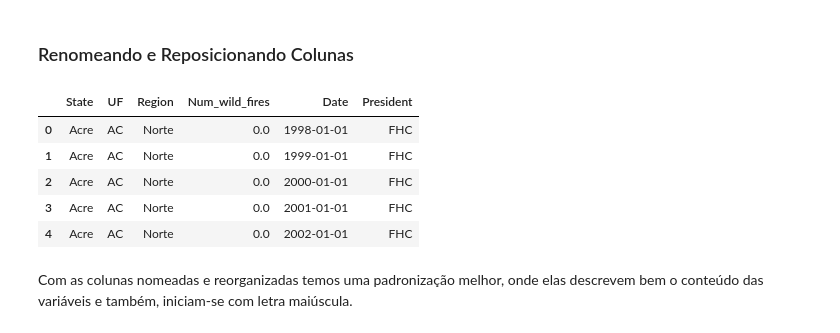
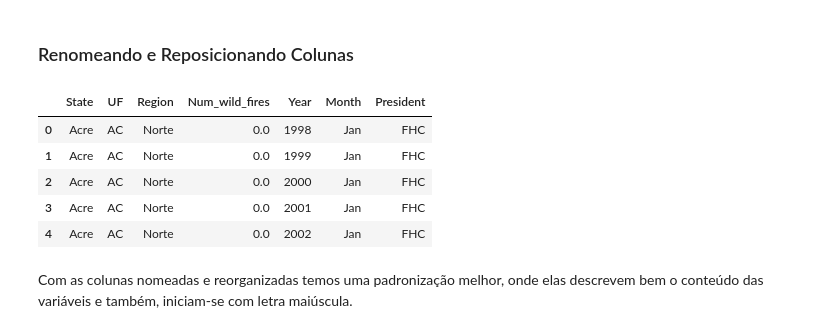
Before and after one commit to JoSEPHDev2022/Forest_Fires_Brazil, a Jupyter notebook: relatorio.ipynb, the cells around one changed output. Saved outputs shown, nothing was run; the diff lists cells and outputs as text; code cells hidden in the pictures.

Commit message:
Refazendo a etapa de limpeza (datas).

```diff
--- a/relatorio.ipynb
+++ b/relatorio.ipynb
@@ -248,6 +223,0 @@ Agora que temos a coluna `date` constando o ano e o mês do incêndio florestal,
-# %%
-# Transformando a coluna date para datetime:
-data_clean['date'] = pd.to_datetime(data_clean['date'])
-
-# Checando resultados:
-data_clean.sample(5)
@@ -273,6 +224,11 @@ Com essa nova coluna `date`, temos a informação das datas dos incêndios flore
 # %%
-# Excluindo coluna month:
-data_clean = data_clean.drop(['month', 'year'], axis=1)
+# Excluindo coluna date:
+data_clean = data_clean.drop('date', axis=1)
+# %%
+# Ajustando data type da coluna year:
+data_clean = data_clean.astype({
+    'year': 'int16'
+})
 # %%
 # Checando novo formato dos dados:
 data_clean.sample(5)
@@ -455,16 +420,12 @@ def set_president(df: pd.DataFrame) -> pd.DataFrame:
     '''Essa função itera sobre os anos do dataset e atribuí a uma nova coluna
     o nome do mandatário vigente durante esse período.
     '''
-    df['President'] = df['date'].apply(
-        lambda date:
-        'FHC' if (date.strftime('%Y-%M') > '1997-01' and
-                    date.strftime('%Y-%M') < '2002-12') else
-        'Lula' if (date.strftime('%Y-%M') > '2002-12' and
-                    date.strftime('%Y-%M') < '2010-12') else
-        'Dilma' if (date.strftime('%Y-%M') > '2010-12' and
-                    date.strftime('%Y-%M') < '2016-12') else
-        'Temer' if (date.strftime('%Y-%M') > '2016-12') else
-        date
+    df['President'] = df['year'].apply(
+        lambda year:
+        'FHC' if (year >= 1998) and (year <= 2002) else
+        'Lula' if (year >= 2003) and (year <= 2010) else
+        'Dilma' if (year >= 2011) and (year <= 2016) else
+        'Temer'
     )
 
     return df
@@ -488,25 +449,26 @@ Com todas as colunas necessárias criadas para as análises, vamos realizar os
 # %%
 # Renomeando colunas utilizando um dicionário:
 data_clean = data_clean.rename(columns={
+    'year': 'Year',
     'state': 'State',
-    'number': 'Num_wild_fires',
-    'date': 'Date'
+    'month': 'Month',
+    'number': 'Num_wild_fires'
 })
 
 # Reposicionando colunas:
 data_clean = data_clean.loc[
     :,
     ['State', 'UF', 'Region',
-    'Num_wild_fires', 'Date', 'President']
+    'Num_wild_fires', 'Year', 'Month', 'President']
 ]
 # Visualizando novos dados:
 data_clean.head()
 # %% [output]
-|  | State | UF | Region | Num_wild_fires | Date | President |
-| 0 | Acre | AC | Norte | 0.0 | 1998-01-01 | FHC |
-| 1 | Acre | AC | Norte | 0.0 | 1999-01-01 | FHC |
-| 2 | Acre | AC | Norte | 0.0 | 2000-01-01 | FHC |
-| 3 | Acre | AC | Norte | 0.0 | 2001-01-01 | FHC |
-| 4 | Acre | AC | Norte | 0.0 | 2002-01-01 | FHC |
+|  | State | UF | Region | Num_wild_fires | Year | Month | President |
+| 0 | Acre | AC | Norte | 0.0 | 1998 | Jan | FHC |
+| 1 | Acre | AC | Norte | 0.0 | 1999 | Jan | FHC |
+| 2 | Acre | AC | Norte | 0.0 | 2000 | Jan | FHC |
+| 3 | Acre | AC | Norte | 0.0 | 2001 | Jan | FHC |
+| 4 | Acre | AC | Norte | 0.0 | 2002 | Jan | FHC |
 # %% [markdown]
 Com as colunas nomeadas e reorganizadas temos uma padronização melhor, onde elas descrevem bem o conteúdo das variáveis e também, iniciam-se com letra maiúscula.
```
Also changed, not shown: parts of 22 cells of this notebook.
